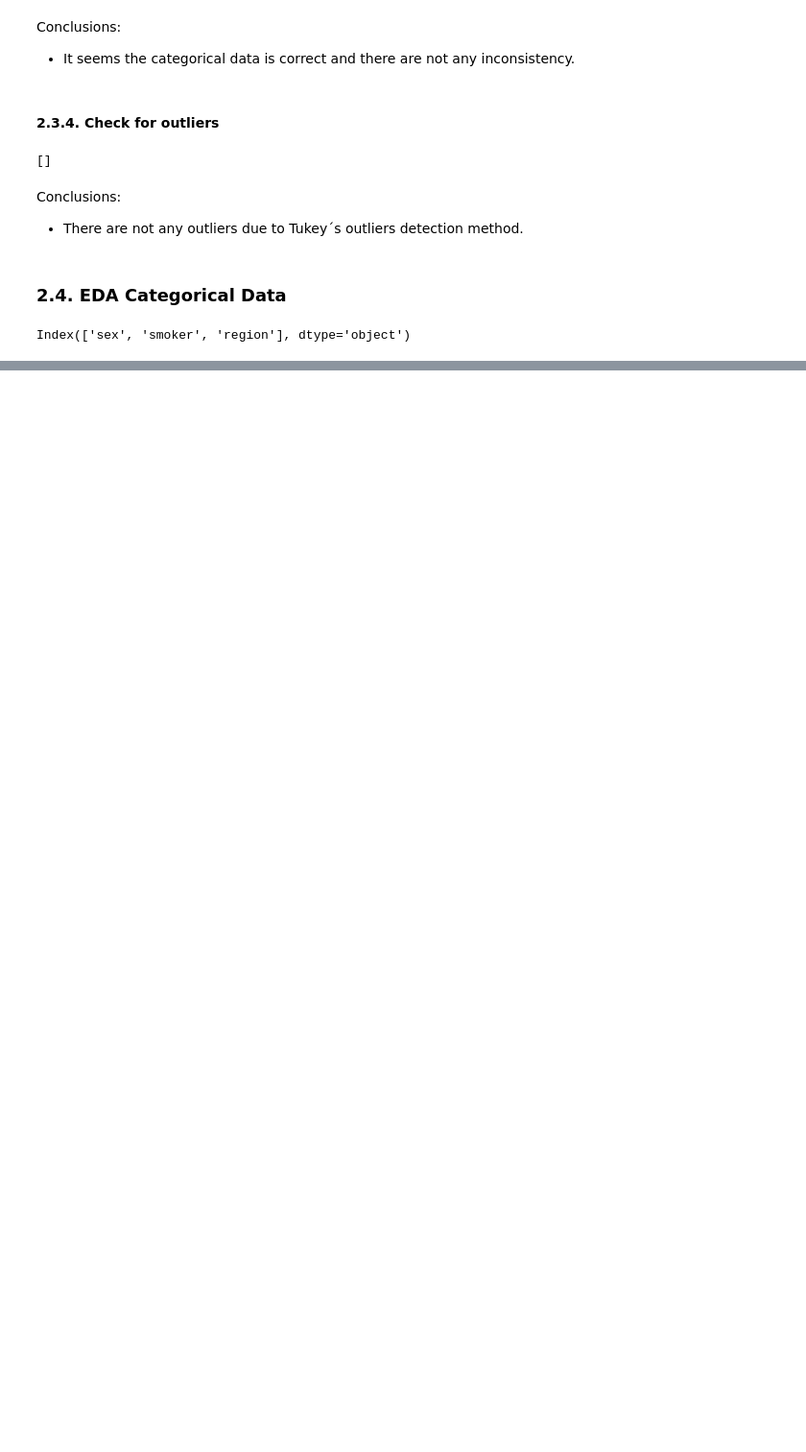
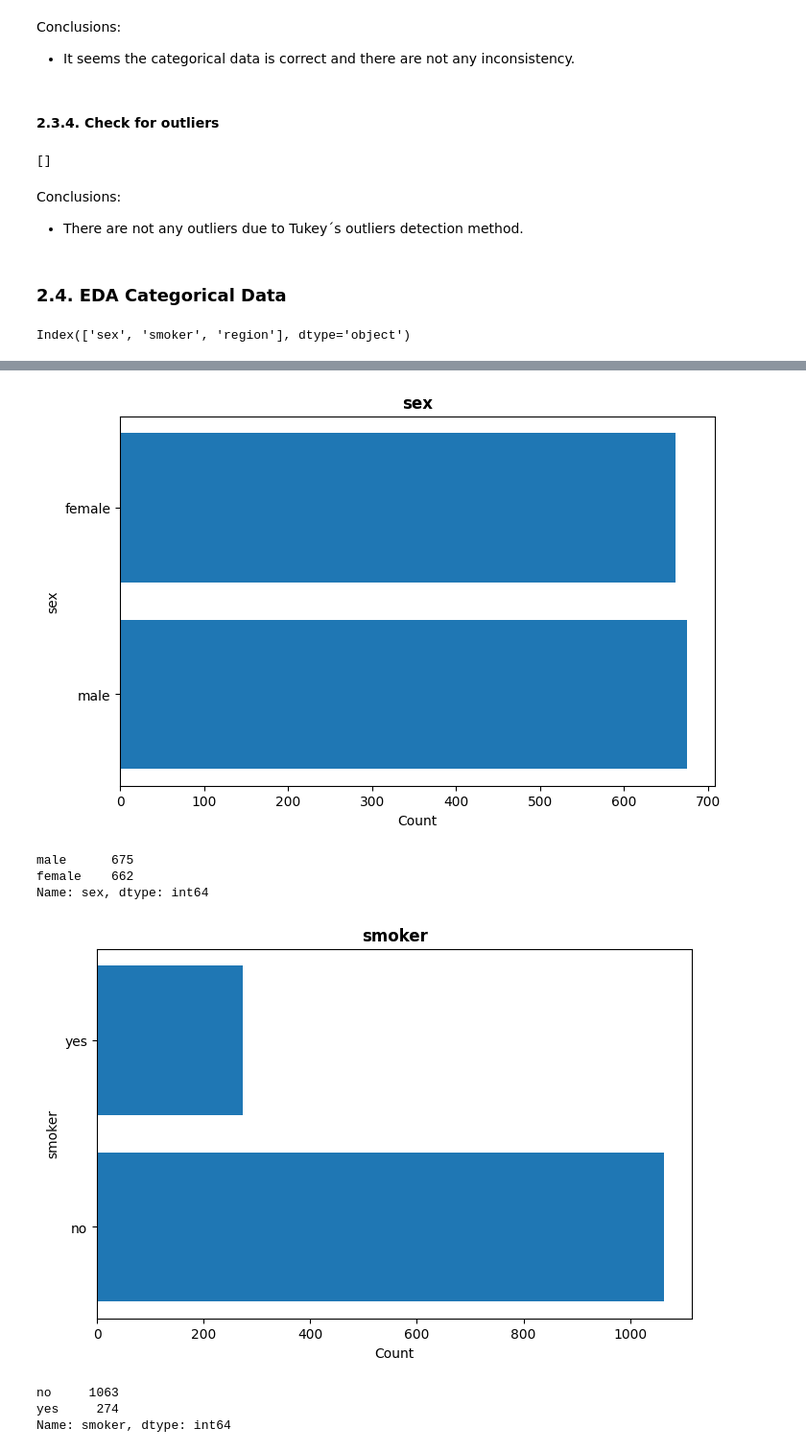
Before and after one commit to mstoychev/Data-Science-Projects, a Jupyter notebook: 6. ML with PySpark/Práctica_de_PySpark_ML_MitkoStoychev.ipynb, the cells around one changed output, grey strips where cells are left out. Shown at 96% size. Cells and saved outputs as stored; diff of their text form; code cells hidden in the pictures; blank space fills up the shorter version.

```diff
--- a/6. ML with PySpark/Práctica_de_PySpark_ML_MitkoStoychev.ipynb
+++ b/6. ML with PySpark/Práctica_de_PySpark_ML_MitkoStoychev.ipynb
@@ -127,3 +140,6 @@ Conclusions:
+# %%
+# Drop the row 581
+df = df.drop(index=581)
 # %% [markdown]
 #### 2.3.3. Check for Inconsistent data
 # %%
@@ -202,18 +221,14 @@ categorical_data.columns
 # %% [output]
 Index(['sex', 'smoker', 'region'], dtype='object')
 # %%
-from pyspark.pandas.utils import PandasAPIOnSparkAdviceWarning
-# Suppress specific warnings
-warnings.filterwarnings("ignore", category=PandasAPIOnSparkAdviceWarning)
-warnings.filterwarnings("ignore", category=UserWarning)
-
-
-for col in categorical_data.columns:
-    plt.figure(figsize=(8, 5))
-    value_counts = categorical_data[col].value_counts()
-    plt.barh(value_counts.index.tolist(), value_counts.values.tolist())  # Convert to list
-    plt.title(col, fontsize=12, fontweight="bold")
-    plt.xlabel('Count', fontsize=10)
-    plt.ylabel(col, fontsize=10)
-    plt.show()
-    plt.close()
+def charts_eda_categorical(cat):
+  for col in cat.columns:
+      plt.figure(figsize=(8, 5))
+      value_counts = cat[col].value_counts()
+      plt.barh(value_counts.index.tolist(), value_counts.values.tolist())  # Convert to list
+      plt.title(col, fontsize=12, fontweight="bold")
+      plt.xlabel('Count', fontsize=10)
+      plt.ylabel(col, fontsize=10)
+      plt.show()
+      plt.close()
+      print(value_counts)
@@ -223,0 +235,11 @@ for col in categorical_data.columns:
+# %%
+charts_eda_categorical(categorical_data)
+# %% [output]
+[figure, added]
+male      675
+female    662
+Name: sex, dtype: int64
+[figure, added]
+no     1063
+yes     274
+Name: smoker, dtype: int64
```
Also changed, not shown: parts of 29 cells of this notebook.
